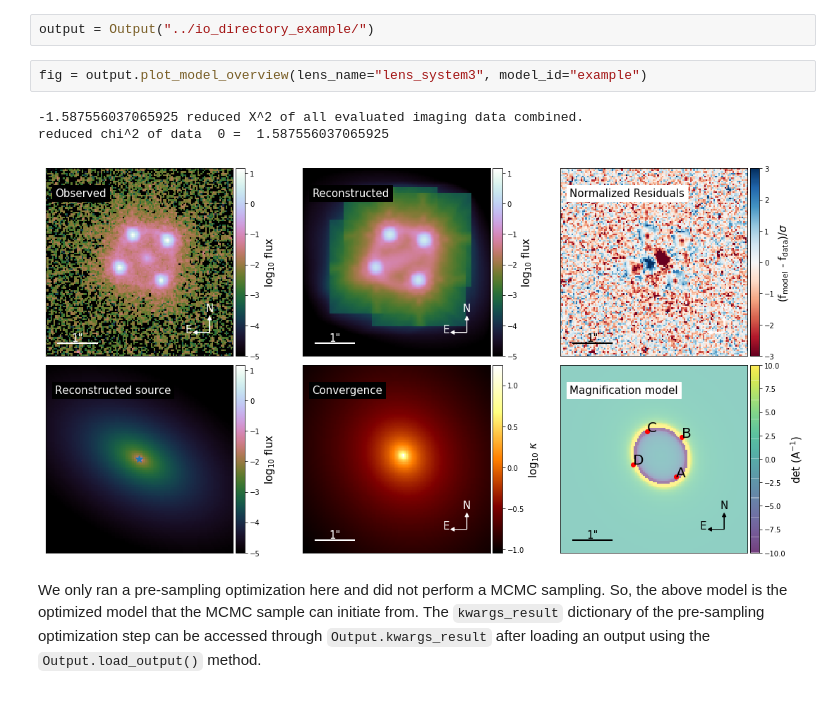
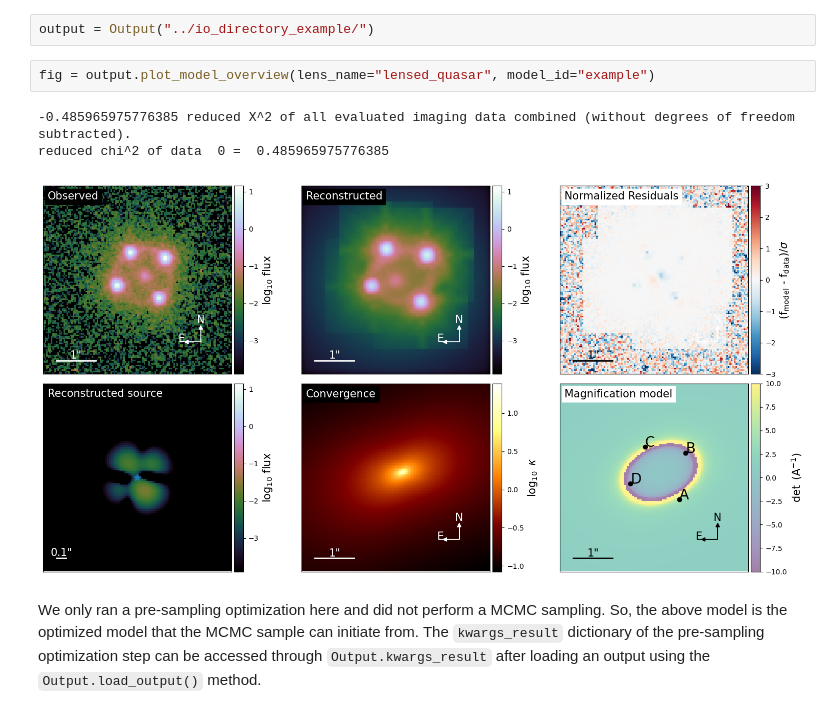
Before and after one commit to ajshajib/dolphin, a Jupyter notebook: notebooks/Advanced example.ipynb, the cells around one changed output. Saved outputs shown, nothing was run; the diff lists cells and outputs as text.

```diff
--- a/notebooks/Advanced example.ipynb
+++ b/notebooks/Advanced example.ipynb
@@ -130,11 +144,11 @@ Max iteration reached! Stopping.
 # %%
 output = Output("../io_directory_example/")
 # %%
-fig = output.plot_model_overview(lens_name="lens_system3", model_id="example")
+fig = output.plot_model_overview(lens_name="lensed_quasar", model_id="example")
 # %% [output]
--1.587556037065925 reduced X^2 of all evaluated imaging data combined.
-reduced chi^2 of data  0 =  1.587556037065925
+-0.485965975776385 reduced X^2 of all evaluated imaging data combined (without degrees of freedom subtracted).
+reduced chi^2 of data  0 =  0.485965975776385
-[figure, old version]
+[figure, new version]
 # %% [markdown]
 We only ran a pre-sampling optimization here and did not perform a MCMC sampling. So, the above model is the optimized model that the MCMC sample can initiate from. The `kwargs_result` dictionary of the pre-sampling optimization step can be accessed through `Output.kwargs_result` after loading an output using the `Output.load_output()` method.
 # %%
```
Also changed, not shown: parts of 6 cells of this notebook.
